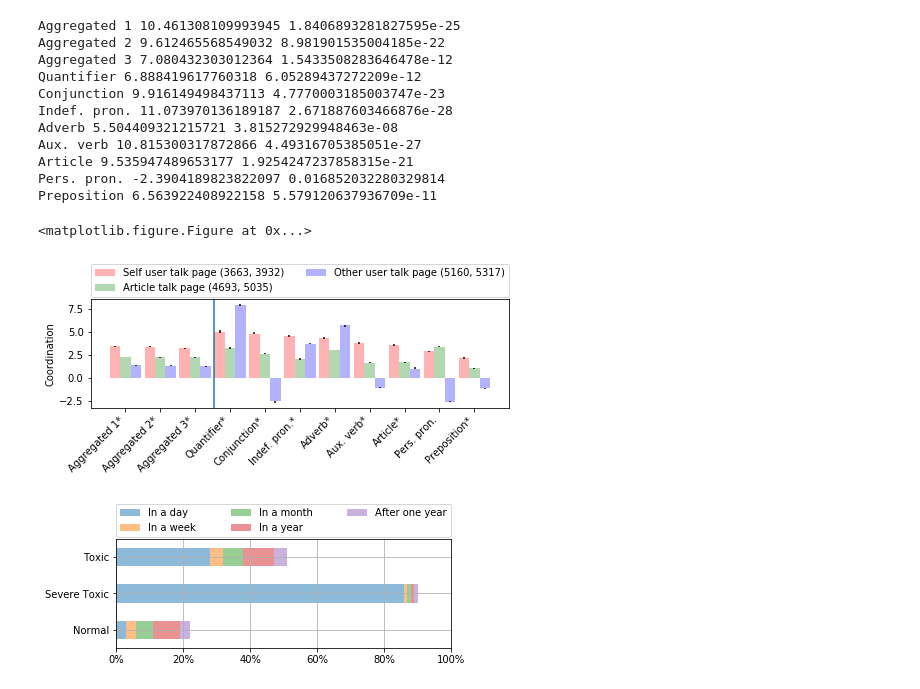
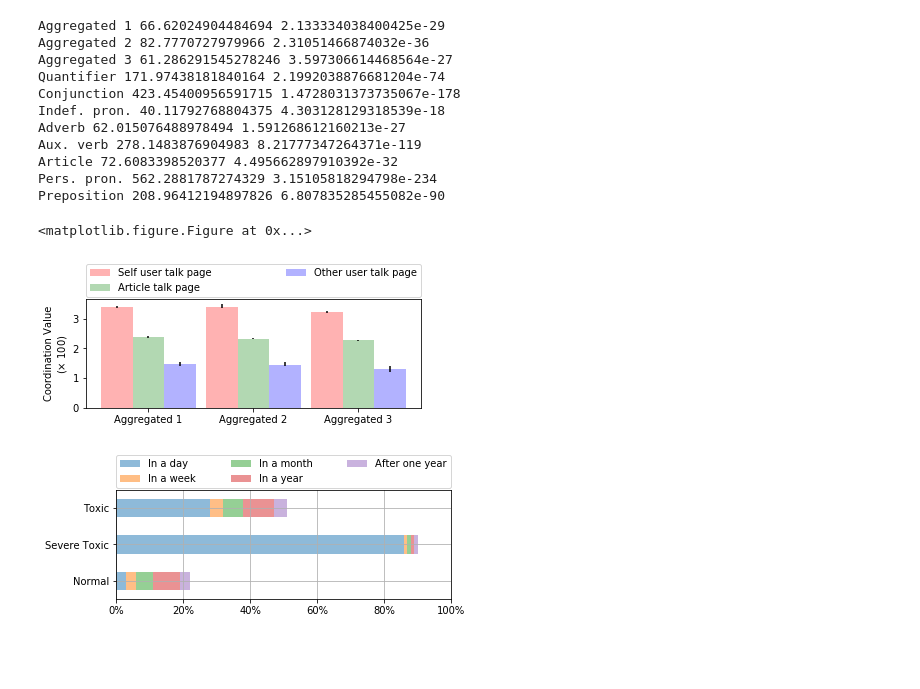
Before and after one commit to conversationai/wikidetox, a Jupyter notebook: conversation_reconstruction_dataflow/analysis/Analysis.ipynb, the cells around one changed output. Drawn from its saved outputs; the diff is of its cells as text; code cells hidden in the pictures; blank space fills up the shorter version.

```diff
--- a/conversation_reconstruction_dataflow/analysis/Analysis.ipynb
+++ b/conversation_reconstruction_dataflow/analysis/Analysis.ipynb
@@ -146,4 +242,6 @@ def get_data(where, what):
 # %%
 data = {}
-data["own"] = get_data("own_page", "User talk")
+data["own"] = get_data("own_page", "User talk", all_users)
+data["others_user"] = get_data("reply_on_others", "User talk", all_users)
+data["others_article"] = get_data("reply_on_others", "Talk", all_users)
 # %% [output]
@@ -161,3 +264,0 @@ data["own"] = get_data("own_page", "User talk")
-# %%
-data["others_user"] = get_data("reply_on_others", "User talk")
-data["others_article"] = get_data("reply_on_others", "Talk")
@@ -182,4 +264,0 @@ data["others_article"] = get_data("reply_on_others", "Talk")
-# %%
-data = {}
-data["own"] = get_data("own")
-data["others"] = get_data("others")
@@ -204,72 +265,71 @@ data["others"] = get_data("others")
 # %%
 display_name = []
 for ind, m in enumerate(markers):
-    s, p = scipy.stats.ttest_ind(data["own"][m], data["others_user"][m])#, data["others_article"][m])
+    s, p = scipy.stats.f_oneway(data["own"][m], data["others_user"][m], data["others_article"][m])
     print(m, s, p)
     n = m
     #if p < 0.05:
     #    n += "*"
     #if p < 0.01:
     #    n += "*"
-    if p < 0.001:
-        n += "*"
+    #if p < 0.001:
+    #    n += "*"
     display_name.append(n)
 # %% [output]
-Aggregated 1 10.461308109993945 1.8406893281827595e-25
-Aggregated 2 9.612465568549032 8.981901535004185e-22
-Aggregated 3 7.080432303012364 1.5433508283646478e-12
-Quantifier 6.888419617760318 6.05289437272209e-12
-Conjunction 9.916149498437113 4.7770003185003747e-23
-Indef. pron. 11.073970136189187 2.671887603466876e-28
-Adverb 5.504409321215721 3.815272929948463e-08
-Aux. verb 10.815300317872866 4.49316705385051e-27
-Article 9.535947489653177 1.9254247237858315e-21
-Pers. pron. -2.3904189823822097 0.016852032280329814
-Preposition 6.563922408922158 5.579120637936709e-11
+Aggregated 1 66.62024904484694 2.133334038400425e-29
+Aggregated 2 82.7770727979966 2.31051466874032e-36
+Aggregated 3 61.286291545278246 3.597306614468564e-27
+Quantifier 171.97438181840164 2.1992038876681204e-74
+Conjunction 423.45400956591715 1.4728031373735067e-178
+Indef. pron. 40.11792768804375 4.303128129318539e-18
+Adverb 62.015076488978494 1.591268612160213e-27
+Aux. verb 278.1483876904983 8.21777347264371e-119
+Article 72.6083398520377 4.495662897910392e-32
+Pers. pron. 562.2881787274329 3.15105818294798e-234
+Preposition 208.96412194897826 6.807835285455082e-90
 # %%
 f = plt.figure(figsize=(2,15))
-N = len(markers)
+N = len(markers[:3])
 all_data = {}
 err = {}
 for x in ["own", "others_article", "others_user"]:
-    all_data[x] = [np.mean(data[x][m])*100 for m in markers]
+    all_data[x] = [np.mean(data[x][m])*100 for m in markers][:3]
     err[x] = [[], []]
 resample = 20
-for ind,m in enumerate(markers):
+for ind,m in enumerate(markers[:3]):
     lst = {}
     for x in ["own", "others_article", "others_user"]:
         lst[x] = []
         for r in range(resample):
             tmp = bootstrap_resample(data[x][m])
             tmp = np.mean(tmp)*100
             lst[x].append(tmp)
         l, u = scipy.stats.t.interval(0.95, len(lst[x])-1, loc=np.mean(lst[x]), scale=scipy.stats.sem(lst[x]))
         err[x][0].append(all_data[x][ind]-l)
         err[x][1].append(u - all_data[x][ind])
 ind = [np.arange(N)]  # the x locations for the groups
 width = 0.3       # the width of the bars
 ind.append(ind[0] + width)
 ind.append(ind[1] + width)
 
 color = ["r", "g", "b"]
-fig, ax = plt.subplots(figsize=(7.5, 2))
+fig, ax = plt.subplots(figsize=(6, 2))
 rect = []
 for i, x in enumerate(["own", "others_article", "others_user"]):
     rect.append(ax.bar(ind[i], all_data[x], width, color=color[i], yerr=err[x], alpha=0.3))
 # add some text for labels, title and axes ticks
-ax.set_ylabel('Coordination')
+ax.set_ylabel('Coordination Value\n(%s 100)'%(r"$\times$"))
 ax.set_xticks(ind[1])
-ax.set_xticklabels(display_name, rotation=45, ha="right")
-plt.axvline(x=2.85)
-ax.legend((rect[0][0], rect[1][0], rect[2][0]), ('Self user talk page (3663, 3932)', 'Article talk page (4693, 5035)', \
-                                                 'Other user talk page (5160, 5317)'), bbox_to_anchor=(0., 1.02, 1., .102), loc=3,
+ax.set_xticklabels(display_name)
+ax.legend((rect[0][0], rect[1][0], rect[2][0]), ('Self user talk page', 'Article talk page', \
+                                                 'Other user talk page'), bbox_to_anchor=(0., 1.02, 1., .102), loc=3,
            mode="expand", borderaxespad=0., ncol=2)
 
 plt.show()
-fig.savefig("coordination.pdf", bbox_inches='tight')
+fig.savefig("figs/coordination.pdf", bbox_inches='tight')
 # %% [output]
 <matplotlib.figure.Figure at 0x...>
-[figure, old version]
+[figure, new version]
 # %%
 import pandas as pd
 import matplotlib.ticker as mtick
```
Also changed, not shown: parts of 11 cells of this notebook, 8 other files.
